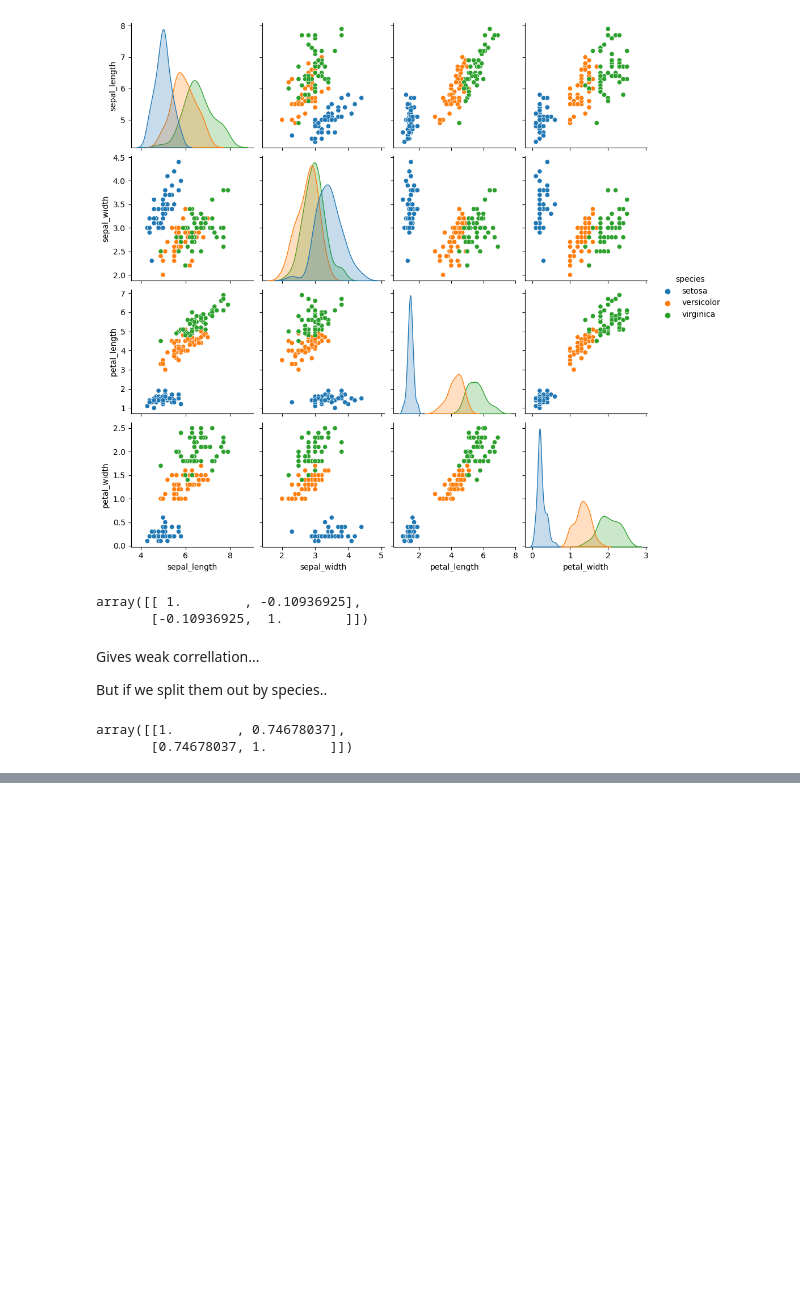
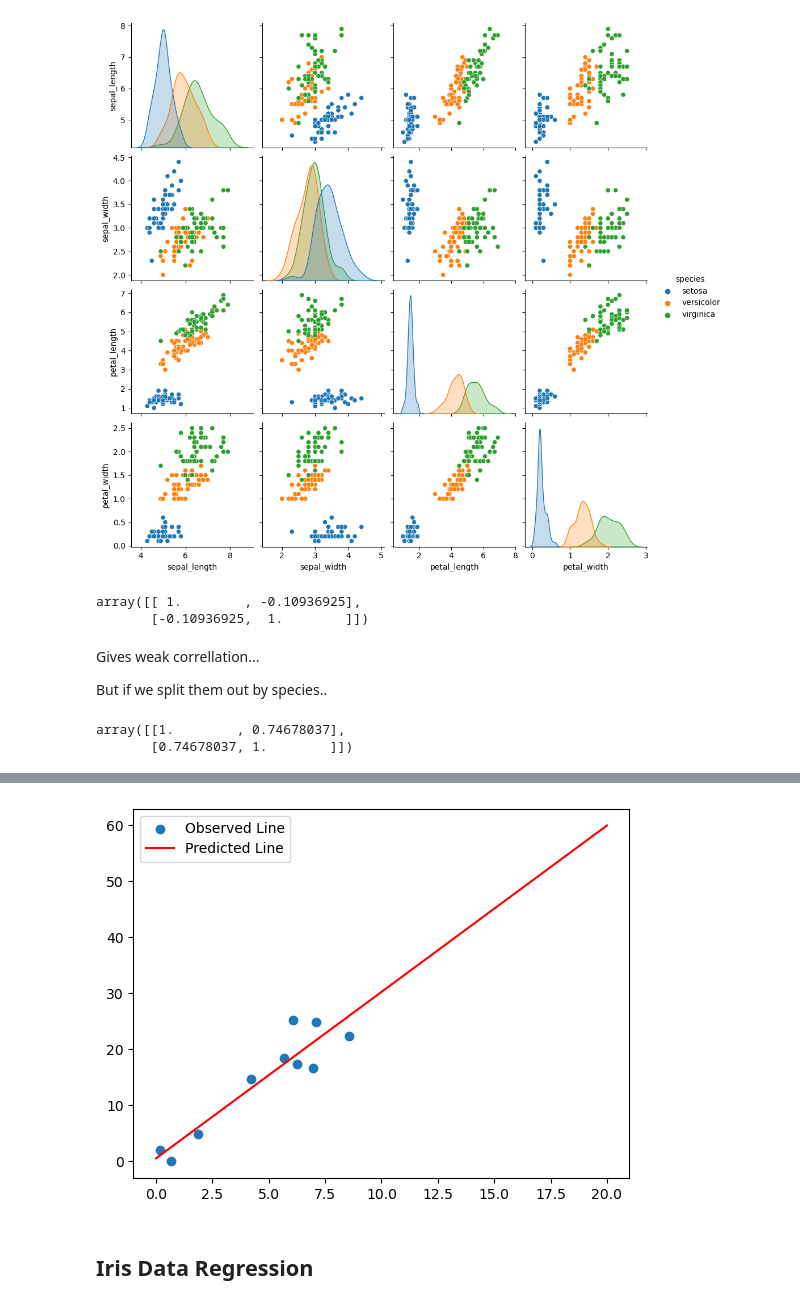
Before and after one commit to PeeBs68/mywork, a Jupyter notebook: prog_da_week7.ipynb, the cells around one changed output, grey strips where cells are left out. Cells and saved outputs as stored; diff of their text form; code cells hidden in the pictures; blank space fills up the shorter version.

```diff
--- a/prog_da_week7.ipynb
+++ b/prog_da_week7.ipynb
@@ -280,0 +293,3 @@ array([[1.        , 0.74678037],
+# %%
+x=x.reshape(-1,1)
+y=y.reshape(-1,1)
@@ -280,0 +312,14 @@ array([[1.        , 0.74678037],
+# %%
+x_test = np.linspace(0,20)
+x_testShaped = x_test.reshape(-1,1)
+# %%
+y_testPred = lr.predict(x_testShaped)
+# %%
+plt.scatter(x,y)
+plt.plot(x_test, y_testPred, 'r')
+plt.legend(['Observed Line', 'Predicted Line'])
+plt.show()
+# %% [output]
+[figure, added]
+# %% [markdown]
+## Iris Data Regression
```
Also changed, not shown: parts of 23 cells of this notebook.
